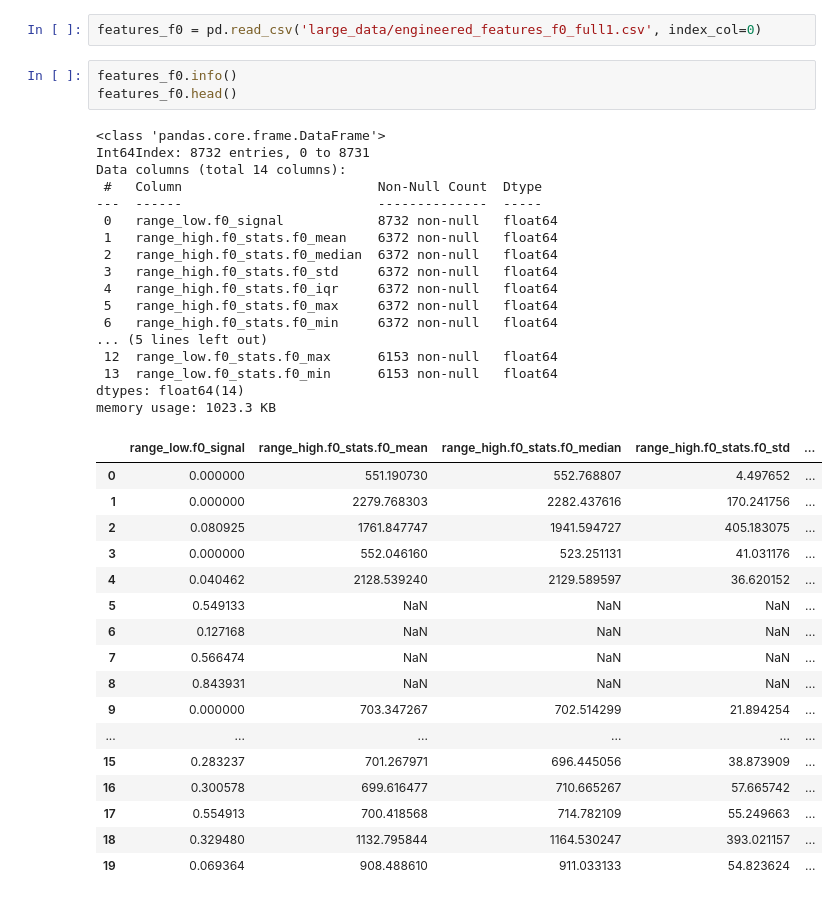
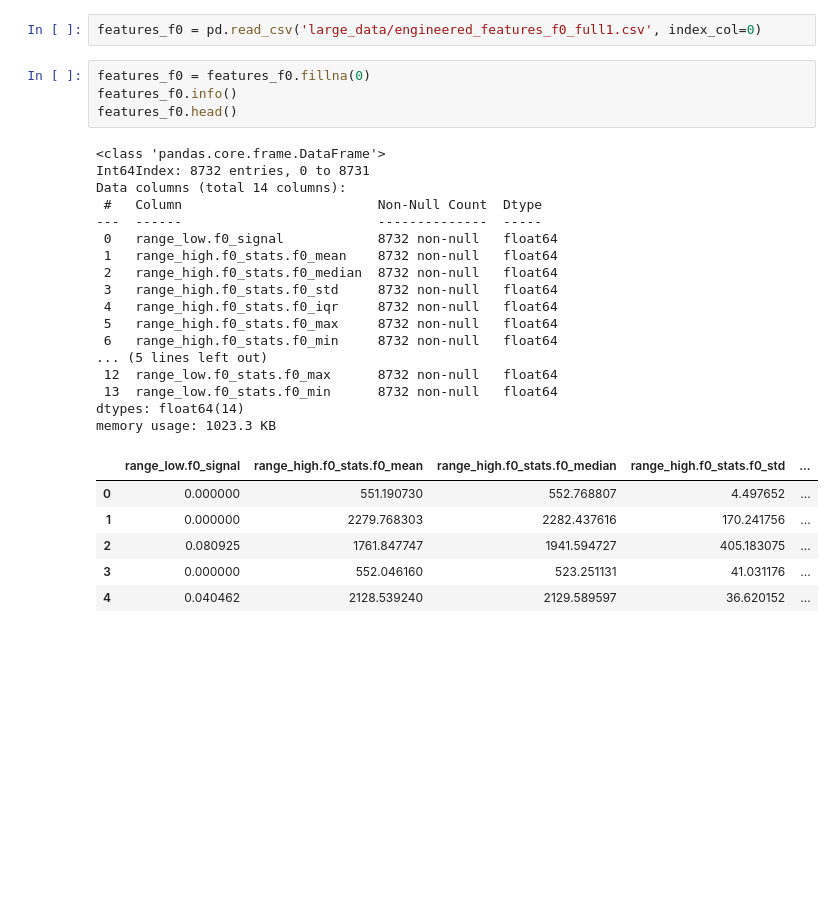
Before and after one commit to mrhheffernan/erdio-dev, a Jupyter notebook: engineered_features_exploration.ipynb, the cells around one changed output. Drawn from its saved outputs; the diff is of its cells as text; blank space fills up the shorter version.

```diff
--- a/engineered_features_exploration.ipynb
+++ b/engineered_features_exploration.ipynb
@@ -81,41 +96,31 @@ memory usage: 24.0 MB
 # %%
 features_f0 = pd.read_csv('large_data/engineered_features_f0_full1.csv', index_col=0)
 # %%
+features_f0 = features_f0.fillna(0)
 features_f0.info()
 features_f0.head()
 # %% [output]
 <class 'pandas.core.frame.DataFrame'>
 Int64Index: 8732 entries, 0 to 8731
 Data columns (total 14 columns):
  #   Column                         Non-Null Count  Dtype
 ---  ------                         --------------  -----
  0   range_low.f0_signal            8732 non-null   float64
- 1   range_high.f0_stats.f0_mean    6372 non-null   float64
- 2   range_high.f0_stats.f0_median  6372 non-null   float64
- 3   range_high.f0_stats.f0_std     6372 non-null   float64
- 4   range_high.f0_stats.f0_iqr     6372 non-null   float64
- 5   range_high.f0_stats.f0_max     6372 non-null   float64
- 6   range_high.f0_stats.f0_min     6372 non-null   float64
+ 1   range_high.f0_stats.f0_mean    8732 non-null   float64
+ 2   range_high.f0_stats.f0_median  8732 non-null   float64
+ 3   range_high.f0_stats.f0_std     8732 non-null   float64
+ 4   range_high.f0_stats.f0_iqr     8732 non-null   float64
+ 5   range_high.f0_stats.f0_max     8732 non-null   float64
+ 6   range_high.f0_stats.f0_min     8732 non-null   float64
 ... (5 lines left out)
- 12  range_low.f0_stats.f0_max      6153 non-null   float64
- 13  range_low.f0_stats.f0_min      6153 non-null   float64
+ 12  range_low.f0_stats.f0_max      8732 non-null   float64
+ 13  range_low.f0_stats.f0_min      8732 non-null   float64
 dtypes: float64(14)
 memory usage: 1023.3 KB
 |  | range_low.f0_signal | range_high.f0_stats.f0_mean | range_high.f0_stats.f0_median | range_high.f0_stats.f0_std | ... |
 | 0 | 0.000000 | 551.190730 | 552.768807 | 4.497652 | ... |
 | 1 | 0.000000 | 2279.768303 | 2282.437616 | 170.241756 | ... |
 | 2 | 0.080925 | 1761.847747 | 1941.594727 | 405.183075 | ... |
 | 3 | 0.000000 | 552.046160 | 523.251131 | 41.031176 | ... |
 | 4 | 0.040462 | 2128.539240 | 2129.589597 | 36.620152 | ... |
-| 5 | 0.549133 | NaN | NaN | NaN | ... |
-| 6 | 0.127168 | NaN | NaN | NaN | ... |
-| 7 | 0.566474 | NaN | NaN | NaN | ... |
-| 8 | 0.843931 | NaN | NaN | NaN | ... |
-| 9 | 0.000000 | 703.347267 | 702.514299 | 21.894254 | ... |
-| ... | ... | ... | ... | ... | ... |
-| 15 | 0.283237 | 701.267971 | 696.445056 | 38.873909 | ... |
-| 16 | 0.300578 | 699.616477 | 710.665267 | 57.665742 | ... |
-| 17 | 0.554913 | 700.418568 | 714.782109 | 55.249663 | ... |
-| 18 | 0.329480 | 1132.795844 | 1164.530247 | 393.021157 | ... |
-| 19 | 0.069364 | 908.488610 | 911.033133 | 54.823624 | ... |
 # %%
```
Also changed, not shown: parts of 18 cells of this notebook.
